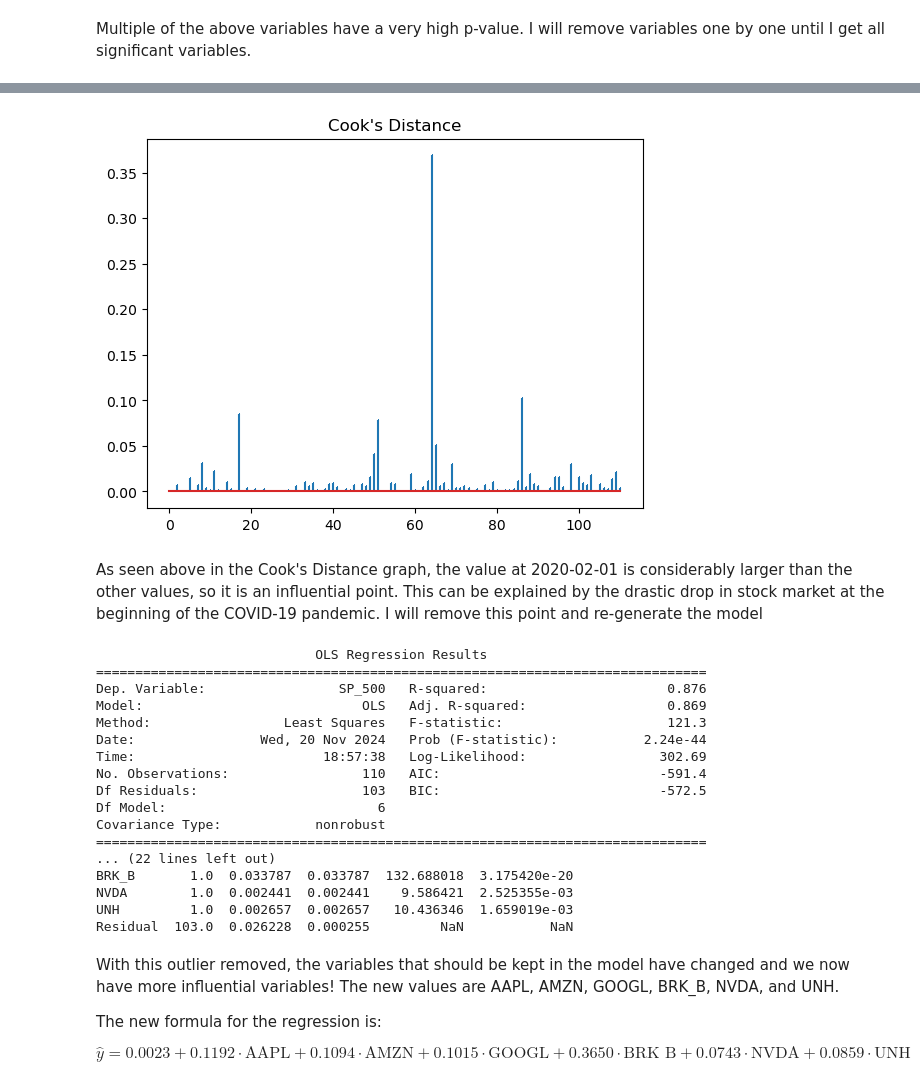
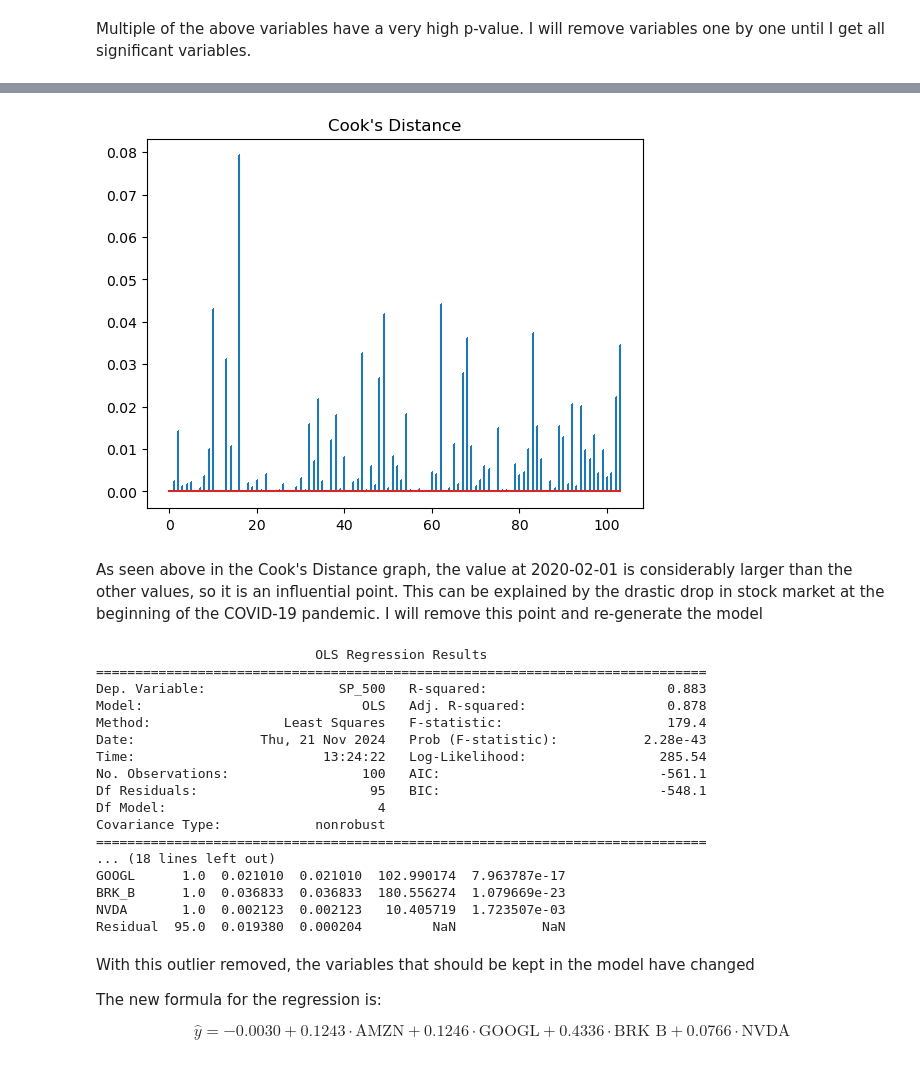
Before and after one commit to DaBelenlearner/Regression_Project, a Jupyter notebook: MLR.ipynb, the cells around one changed output, grey strips where cells are left out. Drawn from its saved outputs; the diff is of its cells as text; code cells hidden in the pictures.

```diff
--- a/MLR.ipynb
+++ b/MLR.ipynb
@@ -10,12 +10,9 @@ import seaborn as sns
 from patsy import dmatrix
 # %%
 # Load the combined data
-combined_data = pd.read_csv("Combined Data.csv")
+combined_data = pd.read_csv("combined data.csv")
 
 # Convert the 'Date' column to datetime format
 combined_data['Date'] = pd.to_datetime(combined_data['Date'], errors='coerce')
 combined_data['Total_nonfarm'] = pd.to_numeric(combined_data['Total_nonfarm'], errors='coerce')
 combined_data['Total_private'] = pd.to_numeric(combined_data['Total_private'], errors='coerce')
-
-# Set the 'Date' column as the index
-combined_data.set_index('Date', inplace=True)
@@ -29,4 +44,6 @@ plt.show()
 # %%
+combined_data['Date'] = combined_data['Date'].map(pd.Timestamp.toordinal)
+
 independent_vars = [col for col in combined_data.columns if col != 'SP_500']
 formula = 'SP_500 ~ ' + ' + '.join(independent_vars)
 
@@ -67,6 +84,10 @@ while True:
     else:
         break
 
+formula += '+ Date'
+
+model = ols(formula, data=combined_data).fit()
+
 print(model.summary())
 
 print(anova_lm(model))
@@ -116,9 +140,10 @@ As seen in the above pairplot of the kept stocks, there is a linear relationship
 # Cook's Distance
 influence = model.get_influence()
 (c, p) = influence.cooks_distance
-for i in range(len(c)):
-    if c[i] > 0.15:
-        print(f"Outlier: {combined_data.index[i]}")
+n = len(combined_data)
+threshold = 4 / n
+outliers = combined_data[c > threshold].index
+print(outliers)
 plt.stem(np.arange(len(c)), c, markerfmt=",")
 plt.title("Cook's Distance")
 plt.show()
@@ -127,16 +152,16 @@ Outlier: 2020-02-01 00:00:00
-[figure, old version]
+[figure, new version]
 # %% [markdown]
 As seen above in the Cook's Distance graph, the value at 2020-02-01 is considerably larger than the other values, so it is an influential point. This can be explained by the drastic drop in stock market at the beginning of the COVID-19 pandemic. I will remove this point and re-generate the model
 # %%
-# Remove the row with date 2020-02-01
-combined_data = combined_data.drop(pd.to_datetime('2020-02-01'))
+# Remove the outliers
+combined_data = combined_data.drop(outliers)
 
-
+# Refit the model after removing outliers
 independent_vars = [col for col in combined_data.columns if col != 'SP_500']
 formula = 'SP_500 ~ ' + ' + '.join(independent_vars)
-
 model = ols(formula, data=combined_data).fit()
 
+# Iteratively remove variables with p-value > 0.05
 while True:
     p_values = model.pvalues.drop('Intercept')
     max_p_value = p_values.max()
@@ -148,33 +173,35 @@ while True:
     else:
         break
 
+# Print the final model summary
 print(model.summary())
 
+# Print the ANOVA results
 print(anova_lm(model))
 # %% [output]
                             OLS Regression Results
 ==============================================================================
-Dep. Variable:                 SP_500   R-squared:                       0.876
-Model:                            OLS   Adj. R-squared:                  0.869
-Method:                 Least Squares   F-statistic:                     121.3
-Date:                Wed, 20 Nov 2024   Prob (F-statistic):           2.24e-44
-Time:                        18:57:38   Log-Likelihood:                 302.69
-No. Observations:                 110   AIC:                            -591.4
-Df Residuals:                     103   BIC:                            -572.5
-Df Model:                           6
+Dep. Variable:                 SP_500   R-squared:                       0.883
+Model:                            OLS   Adj. R-squared:                  0.878
+Method:                 Least Squares   F-statistic:                     179.4
+Date:                Thu, 21 Nov 2024   Prob (F-statistic):           2.28e-43
+Time:                        13:24:22   Log-Likelihood:                 285.54
+No. Observations:                 100   AIC:                            -561.1
+Df Residuals:                      95   BIC:                            -548.1
+Df Model:                           4
 Covariance Type:            nonrobust
 ==============================================================================
-... (22 lines left out)
-BRK_B       1.0  0.033787  0.033787  132.688018  3.175420e-20
-NVDA        1.0  0.002441  0.002441    9.586421  2.525355e-03
-UNH         1.0  0.002657  0.002657   10.436346  1.659019e-03
-Residual  103.0  0.026228  0.000255         NaN           NaN
+... (18 lines left out)
+GOOGL      1.0  0.021010  0.021010  102.990174  7.963787e-17
+BRK_B      1.0  0.036833  0.036833  180.556274  1.079669e-23
+NVDA       1.0  0.002123  0.002123   10.405719  1.723507e-03
+Residual  95.0  0.019380  0.000204         NaN           NaN
 # %% [markdown]
-With this outlier removed, the variables that should be kept in the model have changed and we now have more influential variables! The new values are AAPL, AMZN, GOOGL, BRK_B, NVDA, and UNH.
+With this outlier removed, the variables that should be kept in the model have changed
 
 The new formula for the regression is:
 
-$$\hat{y} = 0.0023 + 0.1192 \cdot \text{AAPL} + 0.1094 \cdot \text{AMZN} + 0.1015 \cdot \text{GOOGL} + 0.3650 \cdot \text{BRK B} + 0.0743 \cdot \text{NVDA} + 0.0859 \cdot \text{UNH}$$
+$$\hat{y} = -0.0030 + 0.1243 \cdot \text{AMZN} + 0.1246 \cdot \text{GOOGL} + 0.4336 \cdot \text{BRK B} + 0.0766 \cdot \text{NVDA}$$
 # %%
 # calculate the sum of (y_i - y_hat_i)^2
 y_hat = model.predict()
```
Also changed, not shown: parts of 10 cells of this notebook.
